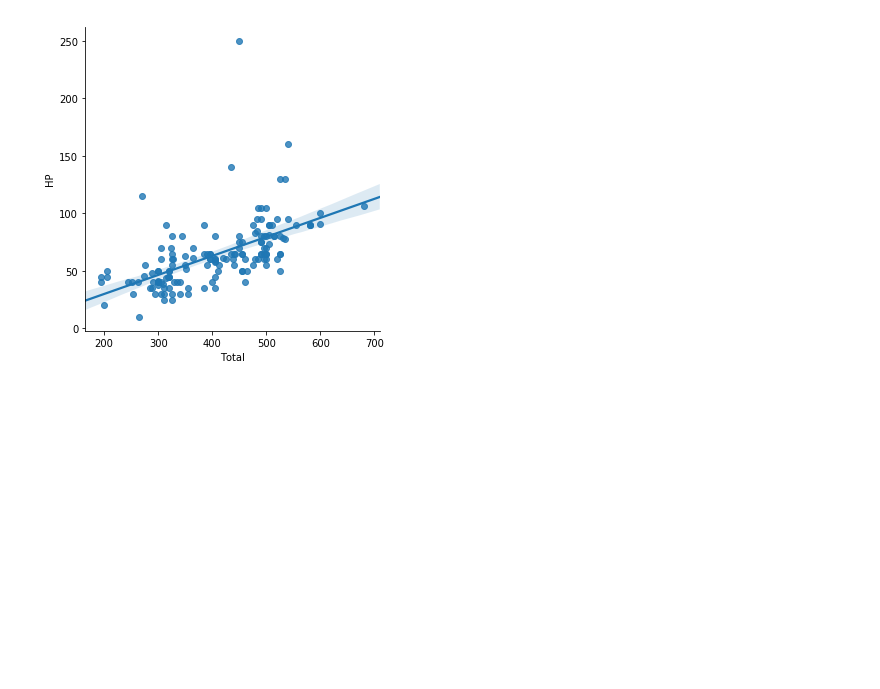
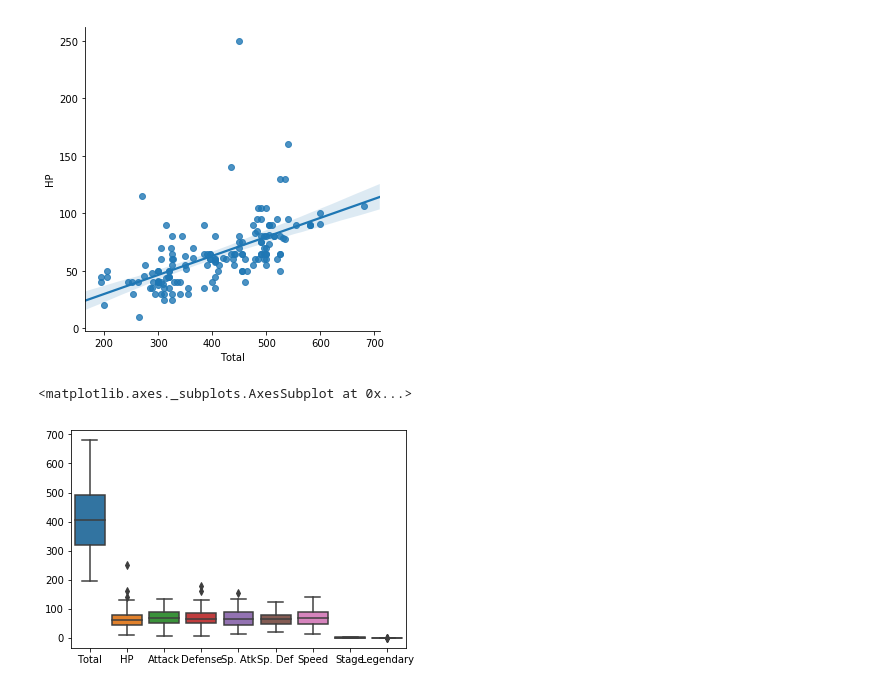
Before and after one commit to FancyUsername/DataSciLearn, a Jupyter notebook: Pokemon.ipynb, the cells around one changed output. Drawn from its saved outputs; the diff is of its cells as text; code cells hidden in the pictures; blank space fills up the shorter version.

Commit message:
box plot

```diff
--- a/Pokemon.ipynb
+++ b/Pokemon.ipynb
@@ -26,3 +26,8 @@ sns.lmplot(data=df, x='Total', y='HP')
 # %% [output]
 <seaborn.axisgrid.FacetGrid at 0x...>
 [figure]
+# %%
+sns.boxplot(data=df)
+# %% [output]
+<matplotlib.axes._subplots.AxesSubplot at 0x...>
+[figure, added]
```
